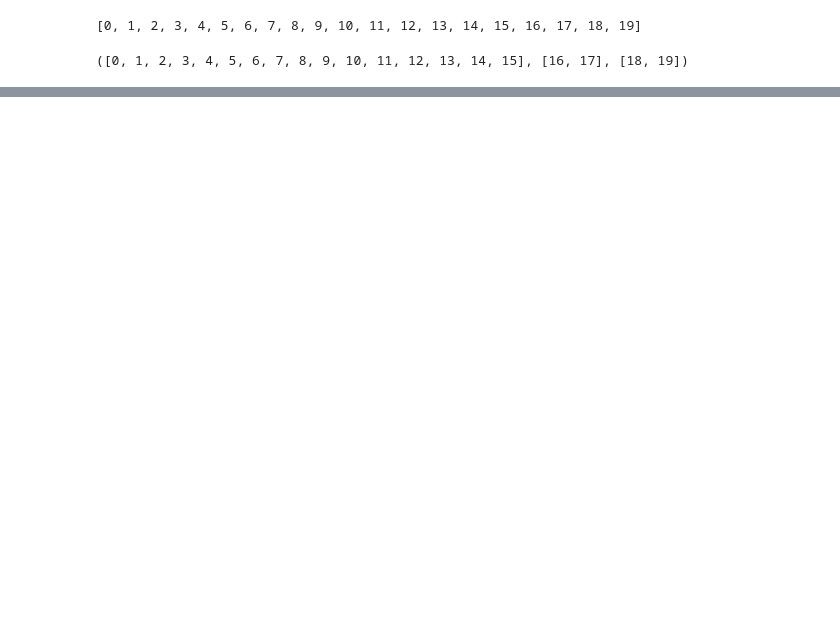
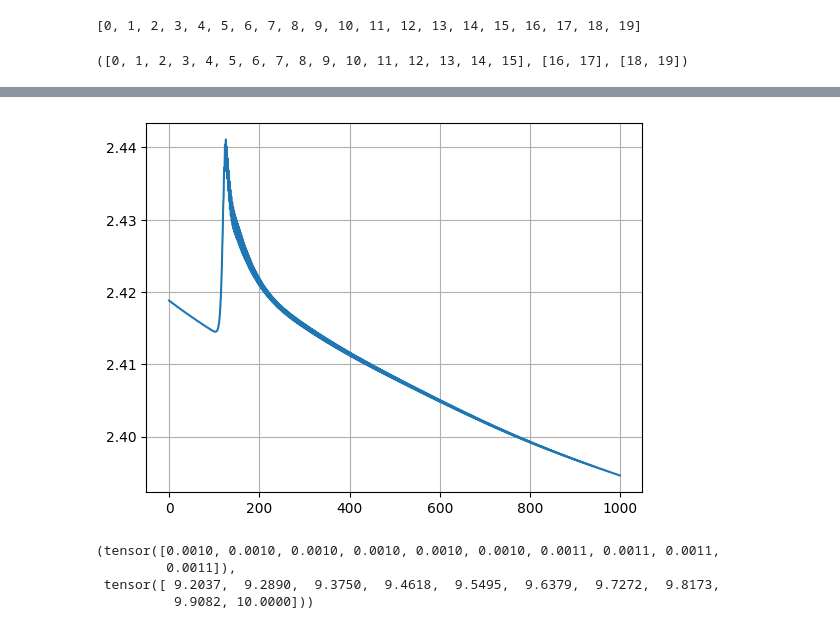
Before and after one commit to h2oduct/nn-zero-to-hero, a Jupyter notebook: lectures/makemore/self_makemore_part2_mlp.ipynb, the cells around one changed output, grey strips where cells are left out. Cells and saved outputs as stored; diff of their text form; code cells hidden in the pictures; blank space fills up the shorter version.

Commit message:
plot loss

```diff
--- a/lectures/makemore/self_makemore_part2_mlp.ipynb
+++ b/lectures/makemore/self_makemore_part2_mlp.ipynb
@@ -1203,0 +1312,3 @@ ll[:16], ll[16:16 + 2], ll[-2:]
+# %%
+lrs = 1.0
+isinstance(lrs, float)
@@ -1203,0 +1317,36 @@ ll[:16], ll[16:16 + 2], ll[-2:]
+# %%
+def train(lrs):
+
+    loss_hist = []
+
+    for i in range(1000):
+        # forward pass
+        emb = C[X_train]
+        h = torch.tanh(emb.view(-1, input_dim) @ W1 + b1)
+        logits = h @ W2 + b2
+        targets = Y_train
+        loss = F.cross_entropy(logits, targets)
+
+        # backward pass
+        for p in params:
+            p.grad = None
+
+        loss.backward()
+        if i % 25 == 0:
+          print(i, loss.item())
+
+        if lrs is None:
+            lr = 0.1
+        if isinstance(lrs, float) or isinstance(lrs, int):
+            lr = lrs
+        else:
+            lr = lrs[i]
+
+        # update
+        for p in params:
+            p.data -= lr * p.grad
+
+        # stats
+        loss_hist.append(loss.item())
+
+    return loss_hist
@@ -1203,0 +1355,2 @@ ll[:16], ll[16:16 + 2], ll[-2:]
+# %%
+loss_hist = train(lrs=1.0)
@@ -1203,0 +1375,5 @@ ll[:16], ll[16:16 + 2], ll[-2:]
+# %%
+plt.plot(loss_hist)
+plt.grid(True)
+# %% [output]
+[figure, added]
@@ -1203,0 +1385,7 @@ ll[:16], ll[16:16 + 2], ll[-2:]
+# %%
+lrs[:10], lrs[-10:]
+# %% [output]
+(tensor([0.0010, 0.0010, 0.0010, 0.0010, 0.0010, 0.0010, 0.0011, 0.0011, 0.0011,
+         0.0011]),
+ tensor([ 9.2037,  9.2890,  9.3750,  9.4618,  9.5495,  9.6379,  9.7272,  9.8173,
+          9.9082, 10.0000]))
```
Also changed, not shown: parts of 37 cells of this notebook.
